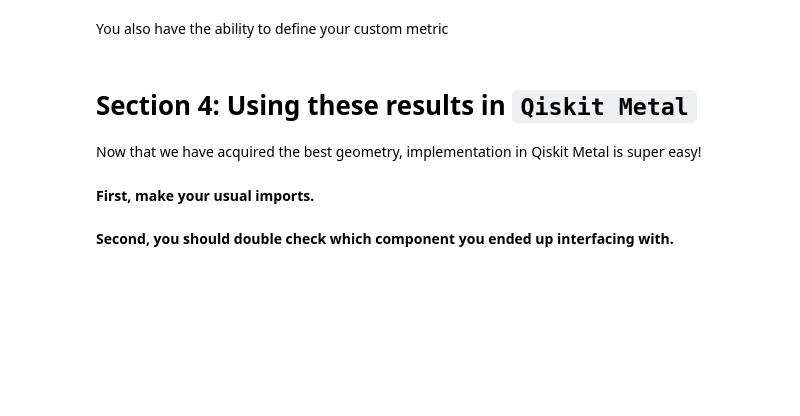
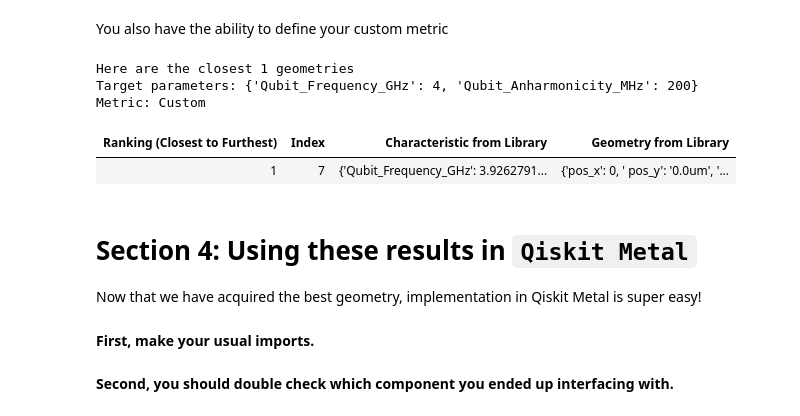
Before and after one commit to shanto268/metal-library, a Jupyter notebook: tutorials/1. Selecting From Presimulated Components.ipynb, the cells around one changed output. Drawn from its saved outputs; the diff is of its cells as text; code cells hidden in the pictures; blank space fills up the shorter version.

```diff
--- a/tutorials/1. Selecting From Presimulated Components.ipynb
+++ b/tutorials/1. Selecting From Presimulated Components.ipynb
@@ -191,3 +236,53 @@ indexes = selector._find_index_custom_metric(target_params={"Qubit_Frequency_GHz
+# %%
+# Define a custom Manhattan distance metric function
+def manhattan_distance(target, simulated):
+    """
+    Compute the Manhattan distance between two dictionaries of Hamiltonian parameters.
+
+    The Manhattan distance (or L1 norm) is calculated as the sum of the absolute differences
+    between the corresponding values in the two dictionaries. This function is designed to work
+    with dictionaries that may not have the exact same keys.
+
+    Parameters:
+        target (dict): A dictionary containing the target Hamiltonian parameters.
+                       Example: {'Qubit_Frequency_GHz': 5, 'Qubit_Anharmonicity_MHz': 200}
+
+        simulated (dict): A dictionary containing the Hamiltonian parameters to compare against.
+                          Example: {'Qubit_Frequency_GHz': 5.1, 'Qubit_Anharmonicity_MHz': 195}
+
+    Returns:
+        float: The Manhattan distance between the target and simulated Hamiltonian parameters.
+
+    Notes:
+        - The function iterates over the keys in the 'target' dictionary.
+        - For each key in 'target', it fetches the corresponding value in 'simulated' using the .get() method.
+        - If the key is not present in 'simulated', .get() returns 0 as a default value.
+        - The absolute difference between the target and simulated (or default) values is then calculated.
+        - All these absolute differences are summed up to compute the Manhattan distance.
+
+    Example Usage:
+        >>> manhattan_distance({'Qubit_Frequency_GHz': 5, 'Qubit_Anharmonicity_MHz': 200},
+        ...                     {'Qubit_Frequency_GHz': 5.1, 'Qubit_Anharmonicity_MHz': 195})
+        0.1 + 5 = 5.1
+    """
+    return sum(abs(target[key] - simulated.get(key, 0)) for key in target)
+
+
+# Set the custom metric function in the selector class
+selector.custom_metric_func = manhattan_distance
+
+# Search as usual
+indexes, chars, best_geoms = selector.find_closest(target_params={"Qubit_Frequency_GHz": 4,
+                                                                  "Qubit_Anharmonicity_MHz": 200},
+                                                   num_top=1,
+                                                   metric="Custom",
+                                                   display=True)
+# %% [output]
+Here are the closest 1 geometries
+Target parameters: {'Qubit_Frequency_GHz': 4, 'Qubit_Anharmonicity_MHz': 200}
+Metric: Custom
+| Ranking (Closest to Furthest) | Index | Characteristic from Library | Geometry from Library |
+| 1 | 7 | {'Qubit_Frequency_GHz': 3.9262791... | {'pos_x': 0, ' pos_y': '0.0um', '... |
 # %% [markdown]
 # Section 4: Using these results in `Qiskit Metal`<a id="qiskit-metal"></a>
 
```
Also changed, not shown: parts of 8 cells of this notebook, 3 other files.
